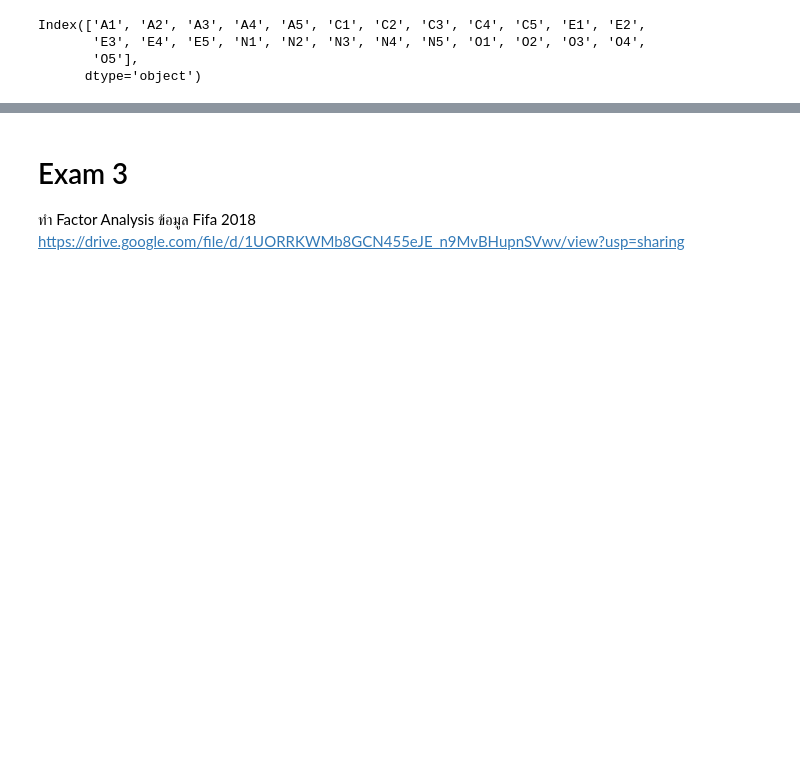
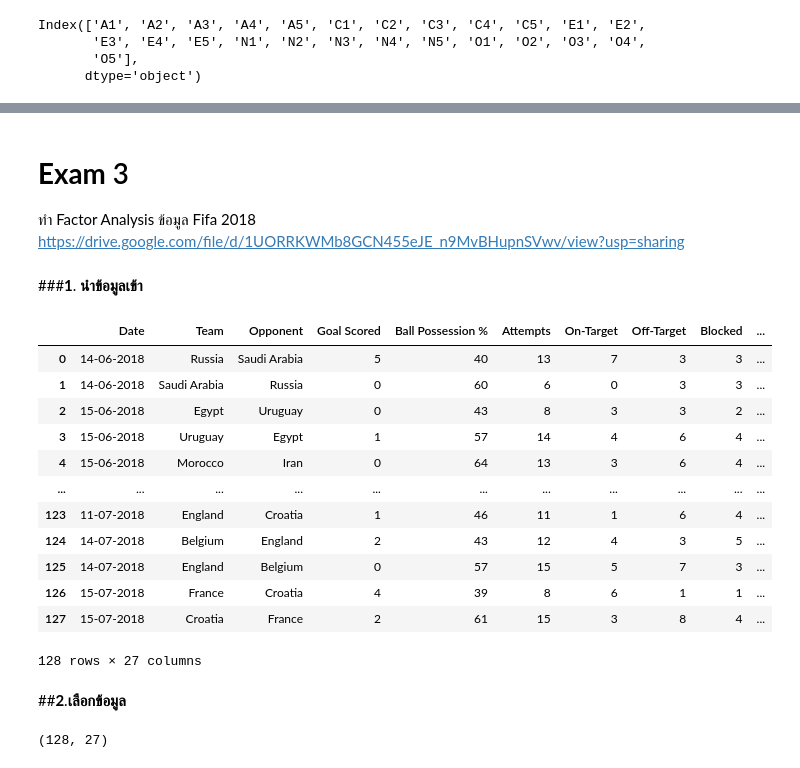
Before and after one commit to siriwat-heart/Multivariate, a Jupyter notebook: Chapter_5_Factor_Analysis.ipynb, the cells around one changed output, grey strips where cells are left out. Drawn from its saved outputs; the diff is of its cells as text; code cells hidden in the pictures; blank space fills up the shorter version.

Commit message:
Exam03

```diff
--- a/Chapter_5_Factor_Analysis.ipynb
+++ b/Chapter_5_Factor_Analysis.ipynb
@@ -242,5 +241,30 @@ NameError: ignored
 # %% [markdown]
-# Exam 3
+# **Exam** 3
 
 ทำ Factor Analysis ข้อมูล Fifa 2018
 https://drive.google.com/file/d/1UORRKWMb8GCN455eJE_n9MvBHupnSVwv/view?usp=sharing
+# %% [markdown]
+###**1**. **นำข้อมูลเข้า**
+# %%
+sph = pd.read_csv('/content/FIFA 2018 Statistics.csv')
+sph
+# %% [output]
+|  | Date | Team | Opponent | Goal Scored | Ball Possession % | Attempts | On-Target | Off-Target | Blocked | ... |
+| 0 | 14-06-2018 | Russia | Saudi Arabia | 5 | 40 | 13 | 7 | 3 | 3 | ... |
+| 1 | 14-06-2018 | Saudi Arabia | Russia | 0 | 60 | 6 | 0 | 3 | 3 | ... |
+| 2 | 15-06-2018 | Egypt | Uruguay | 0 | 43 | 8 | 3 | 3 | 2 | ... |
+| 3 | 15-06-2018 | Uruguay | Egypt | 1 | 57 | 14 | 4 | 6 | 4 | ... |
+| 4 | 15-06-2018 | Morocco | Iran | 0 | 64 | 13 | 3 | 6 | 4 | ... |
+| ... | ... | ... | ... | ... | ... | ... | ... | ... | ... | ... |
+| 123 | 11-07-2018 | England | Croatia | 1 | 46 | 11 | 1 | 6 | 4 | ... |
+| 124 | 14-07-2018 | Belgium | England | 2 | 43 | 12 | 4 | 3 | 5 | ... |
+| 125 | 14-07-2018 | England | Belgium | 0 | 57 | 15 | 5 | 7 | 3 | ... |
+| 126 | 15-07-2018 | France | Croatia | 4 | 39 | 8 | 6 | 1 | 1 | ... |
+| 127 | 15-07-2018 | Croatia | France | 2 | 61 | 15 | 3 | 8 | 4 | ... |
+128 rows × 27 columns
+# %% [markdown]
+##**2**.**เลือกข้อมูล**
+# %%
+sph.shape #เลือกเฉพาะข้อมูลที่ต้องการ นั่นคือ Goal-scored ถึง Rad
+# %% [output]
+(128, 27)
```
Also changed, not shown: parts of 40 cells of this notebook.
